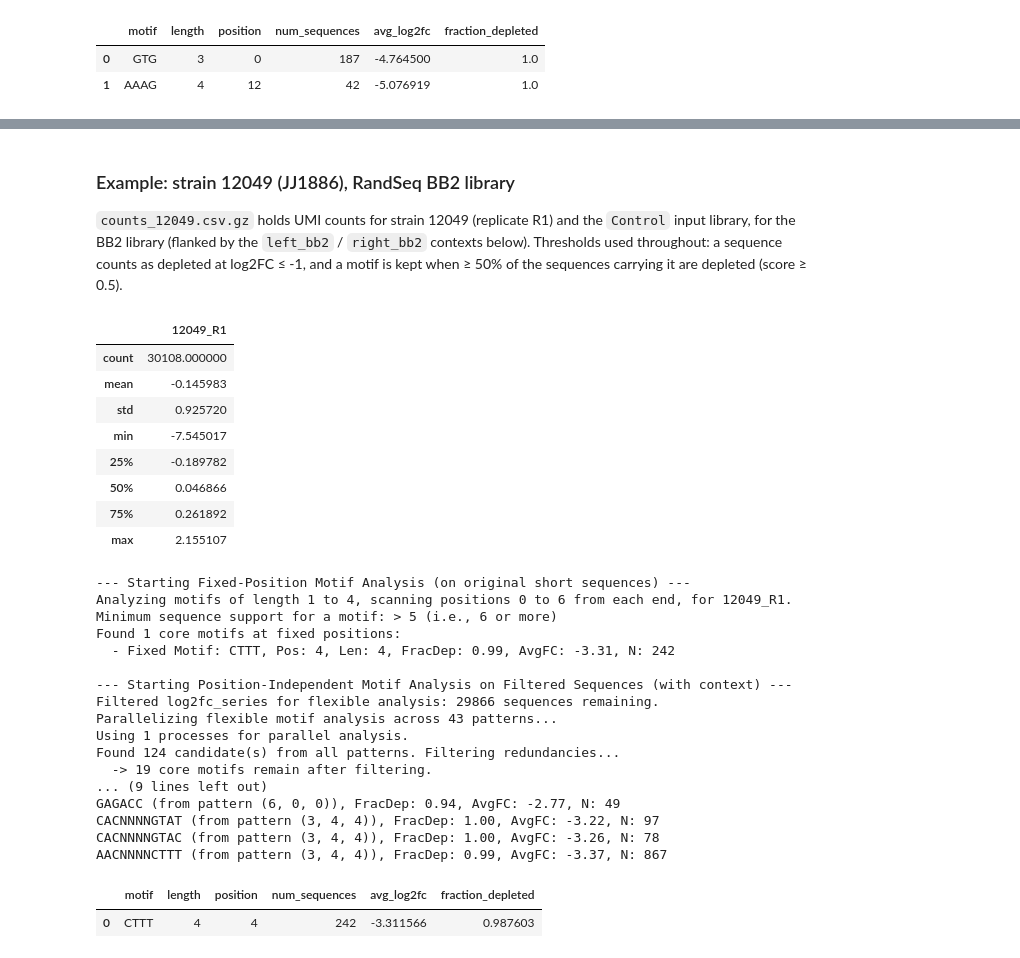
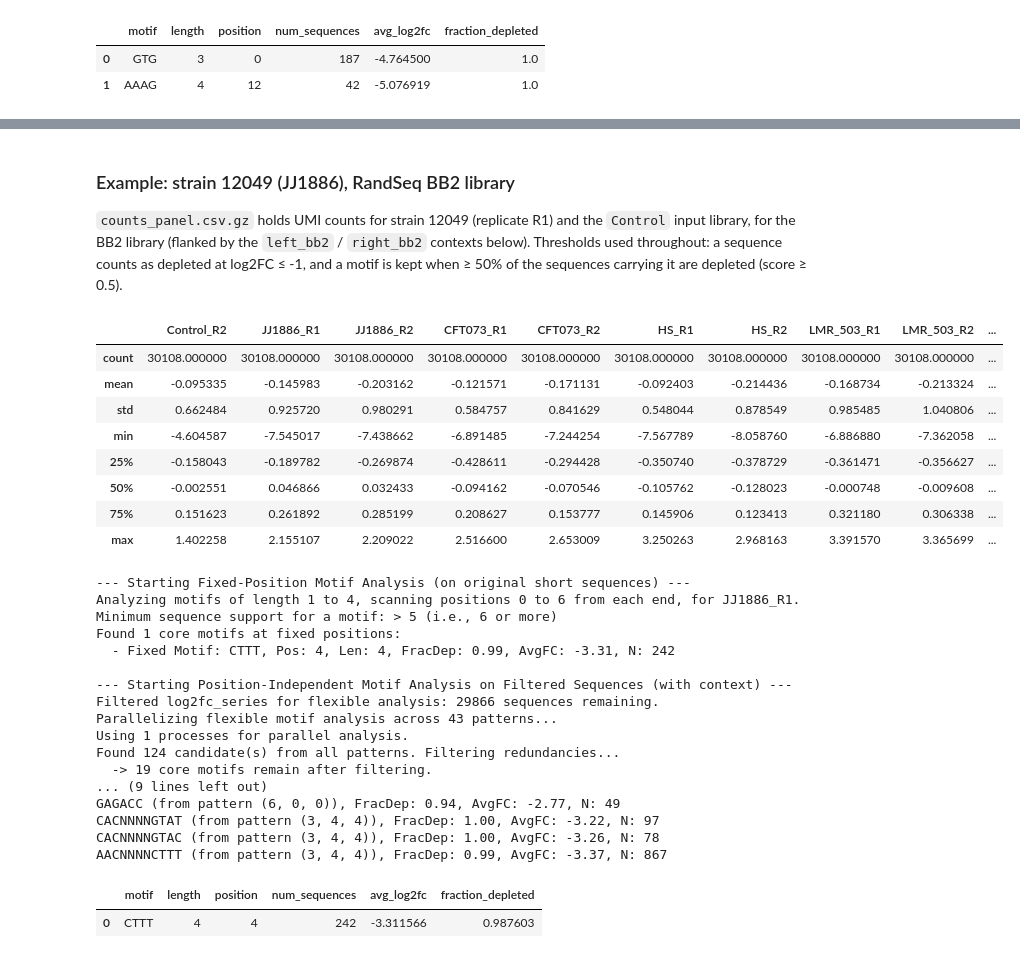
Before and after one commit to dbikard/randseq, a Jupyter notebook: nbs/00_core.ipynb, the cells around one changed output, grey strips where cells are left out. Saved outputs shown, nothing was run; the diff lists cells and outputs as text; code cells hidden in the pictures.

```diff
--- a/nbs/00_core.ipynb
+++ b/nbs/00_core.ipynb
@@ -1374,24 +1376,24 @@ def find_restricted_motifs_mp(log2fc_series,
 # %% [markdown]
 ### Example: strain 12049 (JJ1886), RandSeq BB2 library
 
-`counts_12049.csv.gz` holds UMI counts for strain 12049 (replicate R1) and the `Control` input library, for the BB2 library (flanked by the `left_bb2` / `right_bb2` contexts below). Thresholds used throughout: a sequence counts as depleted at log2FC ≤ -1, and a motif is kept when ≥ 50% of the sequences carrying it are depleted (score ≥ 0.5).
+`counts_panel.csv.gz` holds UMI counts for strain 12049 (replicate R1) and the `Control` input library, for the BB2 library (flanked by the `left_bb2` / `right_bb2` contexts below). Thresholds used throughout: a sequence counts as depleted at log2FC ≤ -1, and a motif is kept when ≥ 50% of the sequences carrying it are depleted (score ≥ 0.5).
 # %%
-counts_12049 = pd.read_csv(os.path.join(data_path, "counts_12049.csv.gz"), index_col=0)
+counts_panel = pd.read_csv(os.path.join(data_path, "counts_panel.csv.gz"), index_col=0)
 left_bb2, right_bb2 = "GTCTAGGGCGGCGGTAAAAC", "ACTAGAGCACCAGAAGTCTA"
-log2fc_12049 = calculate_log2fc(counts_12049, reference_column="Control", count_threshold=20, pseudocount=1)
+log2fc_12049 = calculate_log2fc(counts_panel, reference_column="Control_R1", count_threshold=20, pseudocount=1)
 log2fc_12049.describe()
 # %% [output]
-|  | 12049_R1 |
-| count | 30108.000000 |
-| mean | -0.145983 |
-| std | 0.925720 |
-| min | -7.545017 |
-| 25% | -0.189782 |
-| 50% | 0.046866 |
-| 75% | 0.261892 |
-| max | 2.155107 |
+|  | Control_R2 | JJ1886_R1 | JJ1886_R2 | CFT073_R1 | CFT073_R2 | HS_R1 | HS_R2 | LMR_503_R1 | LMR_503_R2 | ... |
+| count | 30108.000000 | 30108.000000 | 30108.000000 | 30108.000000 | 30108.000000 | 30108.000000 | 30108.000000 | 30108.000000 | 30108.000000 | ... |
+| mean | -0.095335 | -0.145983 | -0.203162 | -0.121571 | -0.171131 | -0.092403 | -0.214436 | -0.168734 | -0.213324 | ... |
+| std | 0.662484 | 0.925720 | 0.980291 | 0.584757 | 0.841629 | 0.548044 | 0.878549 | 0.985485 | 1.040806 | ... |
+| min | -4.604587 | -7.545017 | -7.438662 | -6.891485 | -7.244254 | -7.567789 | -8.058760 | -6.886880 | -7.362058 | ... |
+| 25% | -0.158043 | -0.189782 | -0.269874 | -0.428611 | -0.294428 | -0.350740 | -0.378729 | -0.361471 | -0.356627 | ... |
+| 50% | -0.002551 | 0.046866 | 0.032433 | -0.094162 | -0.070546 | -0.105762 | -0.128023 | -0.000748 | -0.009608 | ... |
+| 75% | 0.151623 | 0.261892 | 0.285199 | 0.208627 | 0.153777 | 0.145906 | 0.123413 | 0.321180 | 0.306338 | ... |
+| max | 1.402258 | 2.155107 | 2.209022 | 2.516600 | 2.653009 | 3.250263 | 2.968163 | 3.391570 | 3.365699 | ... |
 # %%
-core_fixed_12049, flexible_12049 = find_restricted_motifs_mp(log2fc_12049["12049_R1"],
+core_fixed_12049, flexible_12049 = find_restricted_motifs_mp(log2fc_12049["JJ1886_R1"],
                         left_bb2,
                         right_bb2,
                         fixed_motif_depletion_thr=-1,
@@ -1401,7 +1403,7 @@ core_fixed_12049, flexible_12049 = find_restricted_motifs_mp(log2fc_12049["12049
                         cpu_count=1)
 # %% [output]
 --- Starting Fixed-Position Motif Analysis (on original short sequences) ---
-Analyzing motifs of length 1 to 4, scanning positions 0 to 6 from each end, for 12049_R1.
+Analyzing motifs of length 1 to 4, scanning positions 0 to 6 from each end, for JJ1886_R1.
 Minimum sequence support for a motif: > 5 (i.e., 6 or more)
 Found 1 core motifs at fixed positions:
   - Fixed Motif: CTTT, Pos: 4, Len: 4, FracDep: 0.99, AvgFC: -3.31, N: 242
```
Also changed, not shown: parts of 7 cells of this notebook, 7 other files.
